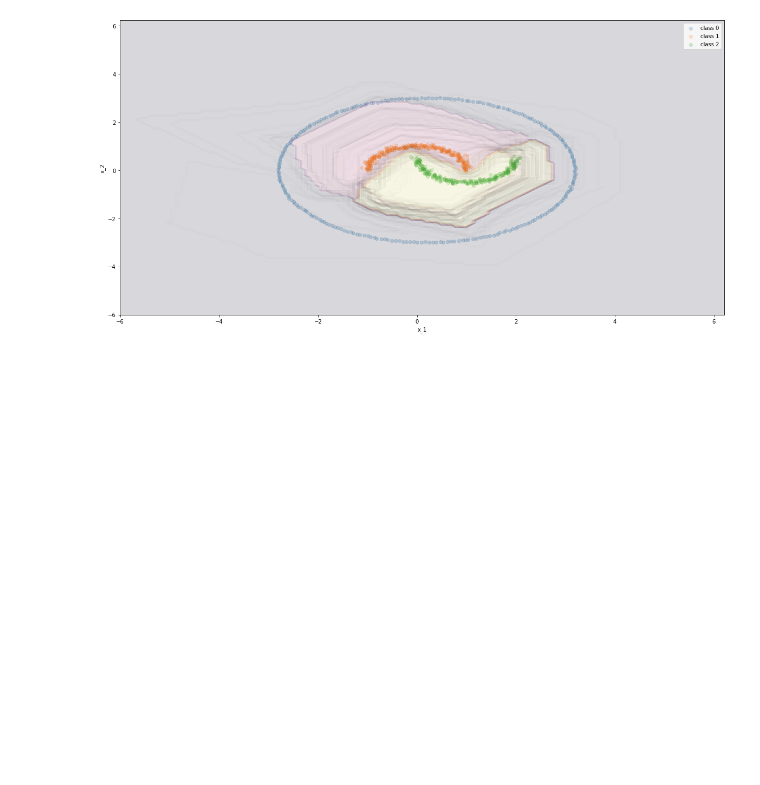
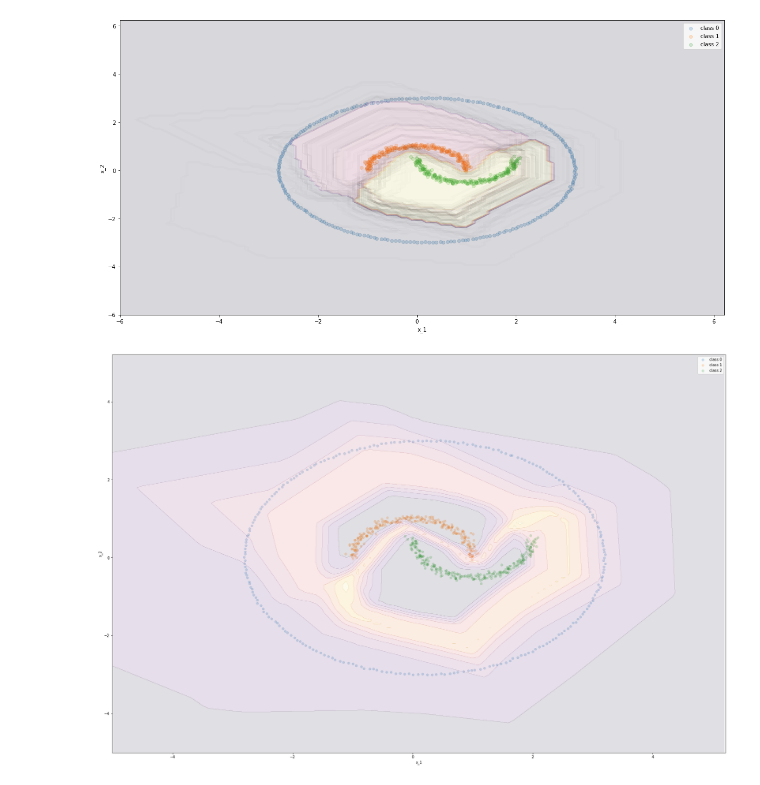
Before and after one commit to DavidAssaraf106/NLM, a Jupyter notebook: Experiments/TestR.ipynb, the cells around one changed output. Saved outputs shown, nothing was run; the diff lists cells and outputs as text; code cells hidden in the pictures; blank space fills up the shorter version.

Commit message:
images raph

```diff
--- a/Experiments/TestR.ipynb
+++ b/Experiments/TestR.ipynb
@@ -463,0 +510,7 @@ plt.show()
+# %%
+fig, axes = plt.subplots(1, 1, figsize=(30, 20))
+plot_uncertainty(X_try, y_try_, models2[114:116], axes, total_uncertainty)
+plt.savefig('/Users/pellegrinraphael/Desktop/Harvard/AM207/GithubBacoun/Fall/Experiments/2_moons_1500_R6_NLM_undertainty_total')
+plt.show()
+# %% [output]
+[figure, added]
```
Also changed, not shown: parts of 14 cells of this notebook, 14 other files.
